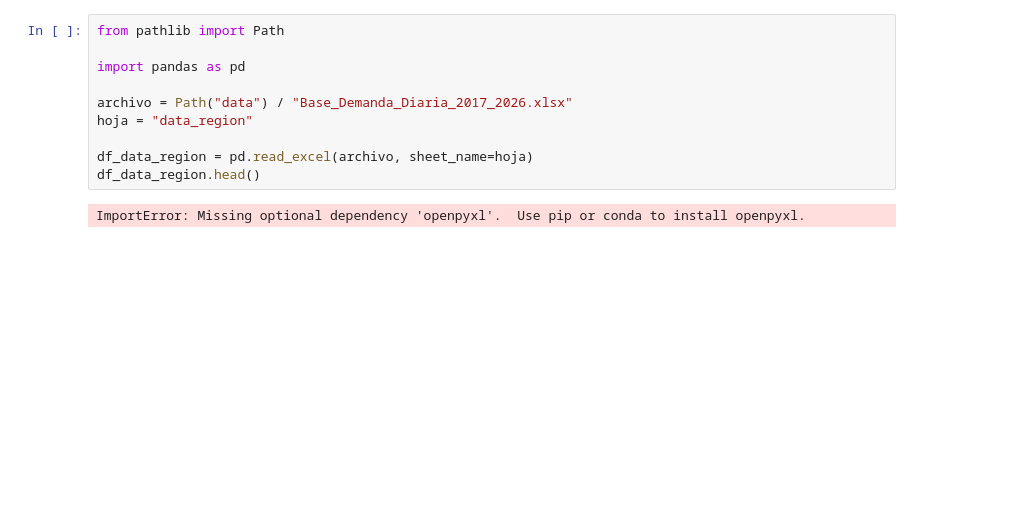
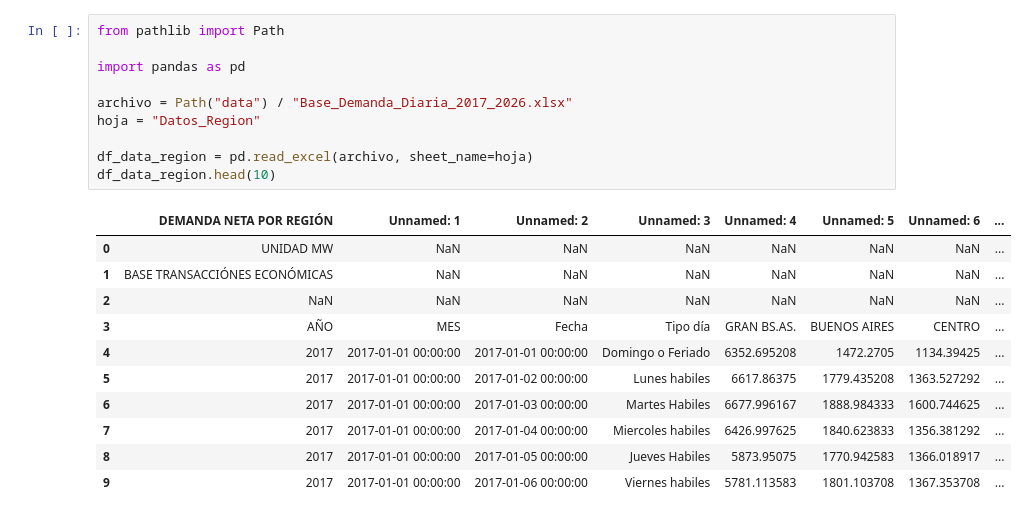
Before and after one commit to joral315/AST1_TF, a Jupyter notebook: notebook_carga_demanda.ipynb, the cells around one changed output. Cells and saved outputs as stored; diff of their text form; blank space fills up the shorter version.

```diff
--- a/notebook_carga_demanda.ipynb
+++ b/notebook_carga_demanda.ipynb
@@ -1,12 +16,22 @@
 # %%
 from pathlib import Path
 
 import pandas as pd
 
 archivo = Path("data") / "Base_Demanda_Diaria_2017_2026.xlsx"
-hoja = "data_region"
+hoja = "Datos_Region"
 
 df_data_region = pd.read_excel(archivo, sheet_name=hoja)
-df_data_region.head()
+df_data_region.head(10)
 # %% [output]
-ImportError: Missing optional dependency 'openpyxl'.  Use pip or conda to install openpyxl.
+|  | DEMANDA NETA POR REGIÓN | Unnamed: 1 | Unnamed: 2 | Unnamed: 3 | Unnamed: 4 | Unnamed: 5 | Unnamed: 6 | ... |
+| 0 | UNIDAD MW | NaN | NaN | NaN | NaN | NaN | NaN | ... |
+| 1 | BASE TRANSACCIÓNES ECONÓMICAS | NaN | NaN | NaN | NaN | NaN | NaN | ... |
+| 2 | NaN | NaN | NaN | NaN | NaN | NaN | NaN | ... |
+| 3 | AÑO | MES | Fecha | Tipo día | GRAN BS.AS. | BUENOS AIRES | CENTRO | ... |
+| 4 | 2017 | 2017-01-01 00:00:00 | 2017-01-01 00:00:00 | Domingo o Feriado | 6352.695208 | 1472.2705 | 1134.39425 | ... |
+| 5 | 2017 | 2017-01-01 00:00:00 | 2017-01-02 00:00:00 | Lunes habiles | 6617.86375 | 1779.435208 | 1363.527292 | ... |
+| 6 | 2017 | 2017-01-01 00:00:00 | 2017-01-03 00:00:00 | Martes Habiles | 6677.996167 | 1888.984333 | 1600.744625 | ... |
+| 7 | 2017 | 2017-01-01 00:00:00 | 2017-01-04 00:00:00 | Miercoles habiles | 6426.997625 | 1840.623833 | 1356.381292 | ... |
+| 8 | 2017 | 2017-01-01 00:00:00 | 2017-01-05 00:00:00 | Jueves Habiles | 5873.95075 | 1770.942583 | 1366.018917 | ... |
+| 9 | 2017 | 2017-01-01 00:00:00 | 2017-01-06 00:00:00 | Viernes habiles | 5781.113583 | 1801.103708 | 1367.353708 | ... |
```
Also changed, not shown: parts of 5 cells of this notebook, 1 other file.
